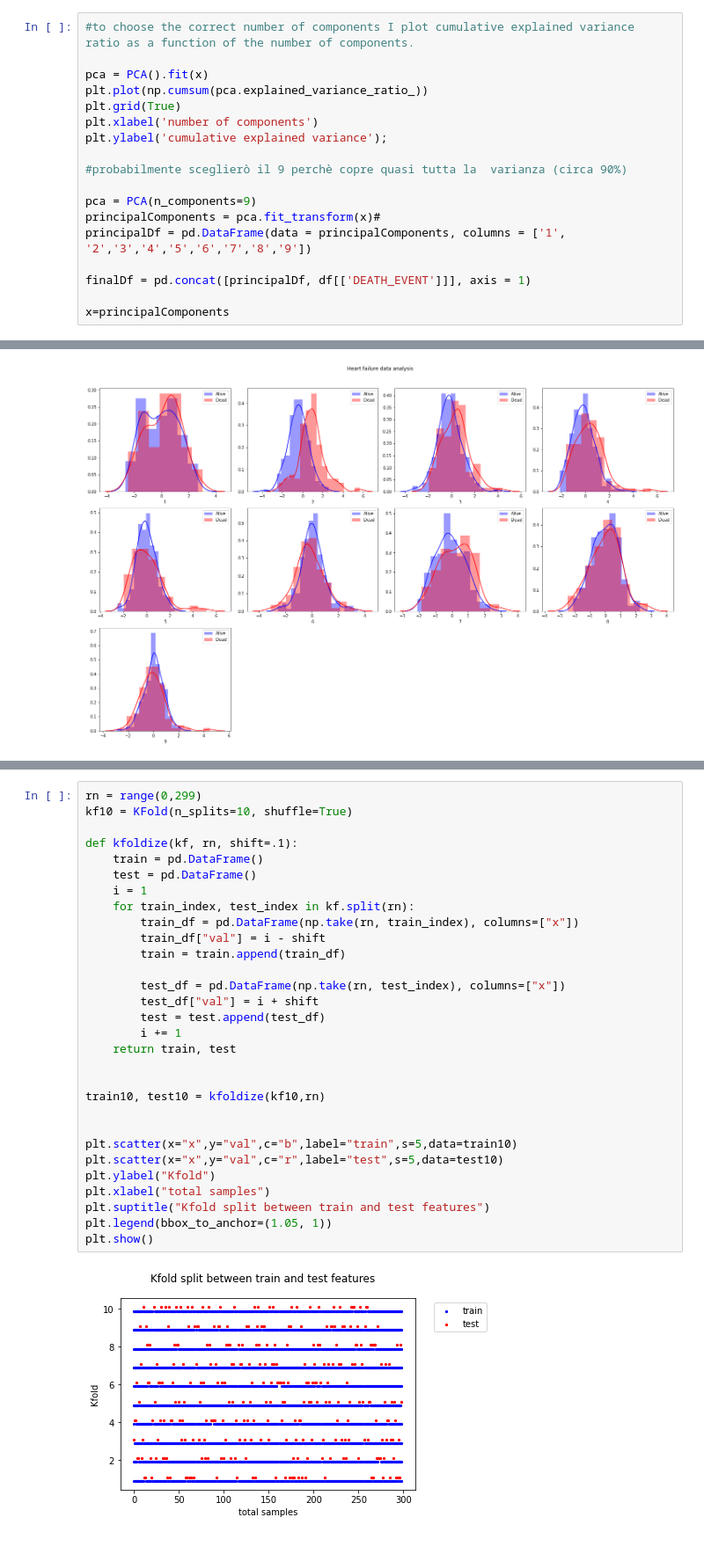
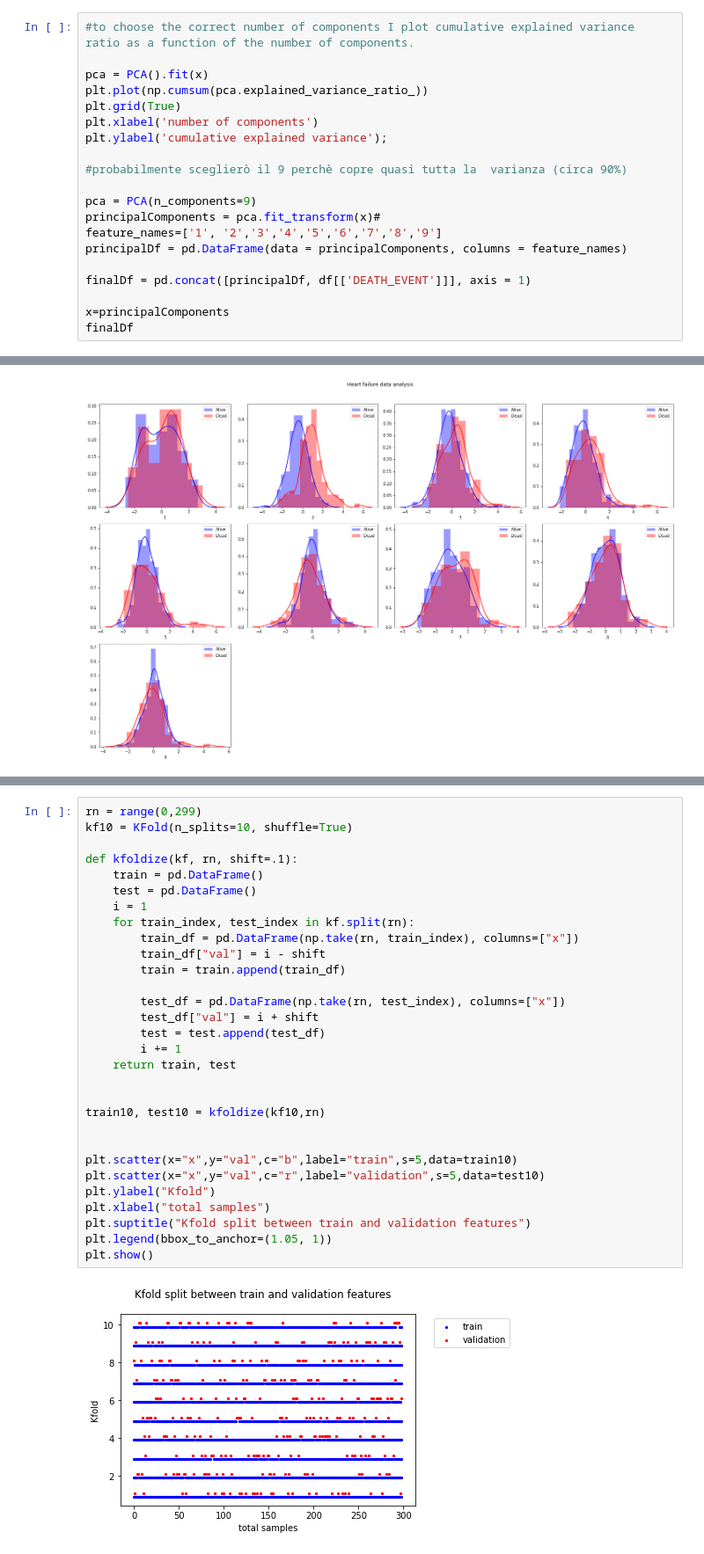
Before and after one commit to ele9996/Heart-failure-clinical-records-analysis, a Jupyter notebook: main.ipynb, the cells around one changed output, grey strips where cells are left out. Shown at 88% size. Cells and saved outputs as stored; diff of their text form.

```diff
--- a/main.ipynb
+++ b/main.ipynb
@@ -85,9 +88,11 @@ plt.ylabel('cumulative explained variance');
 
 pca = PCA(n_components=9)
 principalComponents = pca.fit_transform(x)#
-principalDf = pd.DataFrame(data = principalComponents, columns = ['1', '2','3','4','5','6','7','8','9'])
+feature_names=['1', '2','3','4','5','6','7','8','9']
+principalDf = pd.DataFrame(data = principalComponents, columns = feature_names)
 
 finalDf = pd.concat([principalDf, df[['DEATH_EVENT']]], axis = 1)
 
 x=principalComponents
+finalDf
 # %% [output]
@@ -121,32 +148,32 @@ Since data is a bit unbalanced and in order to reduce overfitting I decided to a
 # %%
 rn = range(0,299)
 kf10 = KFold(n_splits=10, shuffle=True)
 
 def kfoldize(kf, rn, shift=.1):
     train = pd.DataFrame()
     test = pd.DataFrame()
     i = 1
     for train_index, test_index in kf.split(rn):
         train_df = pd.DataFrame(np.take(rn, train_index), columns=["x"])
         train_df["val"] = i - shift
         train = train.append(train_df)
 
         test_df = pd.DataFrame(np.take(rn, test_index), columns=["x"])
         test_df["val"] = i + shift
         test = test.append(test_df)
         i += 1
     return train, test
 
 
 train10, test10 = kfoldize(kf10,rn)
 
 
 plt.scatter(x="x",y="val",c="b",label="train",s=5,data=train10)
-plt.scatter(x="x",y="val",c="r",label="test",s=5,data=test10)
+plt.scatter(x="x",y="val",c="r",label="validation",s=5,data=test10)
 plt.ylabel("Kfold")
 plt.xlabel("total samples")
-plt.suptitle("Kfold split between train and test features")
+plt.suptitle("Kfold split between train and validation features")
 plt.legend(bbox_to_anchor=(1.05, 1))
 plt.show()
 # %% [output]
-[figure, old version]
+[figure, new version]
```
Also changed, not shown: parts of 6 cells of this notebook.
